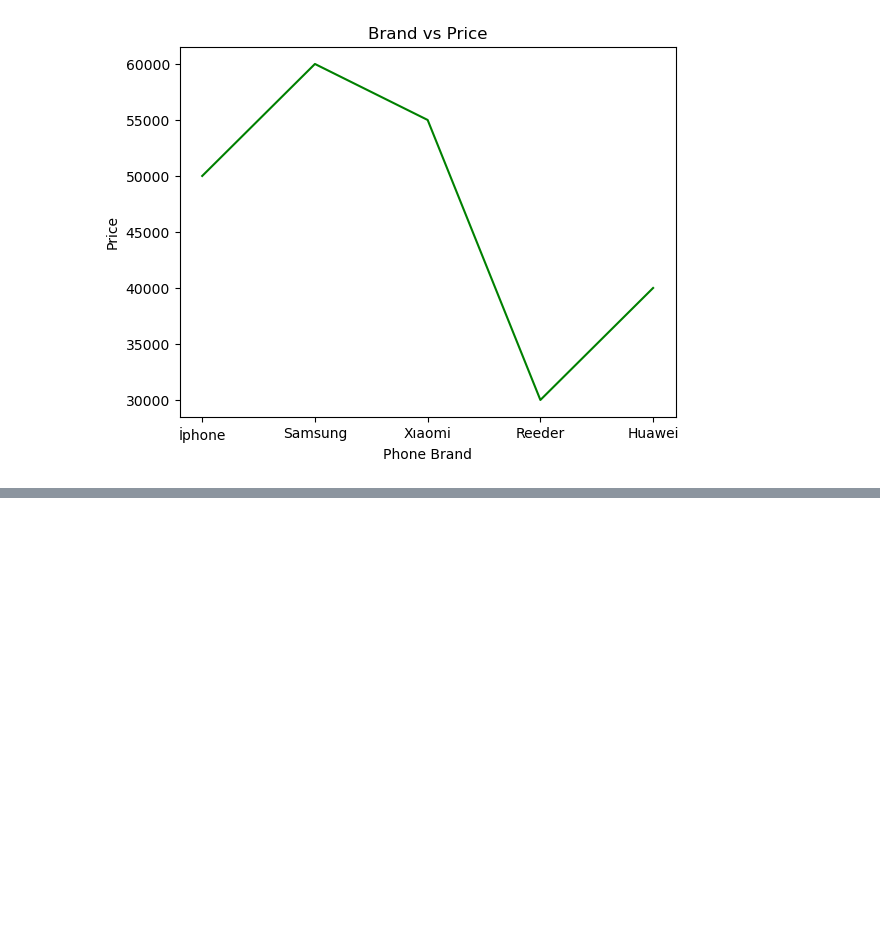
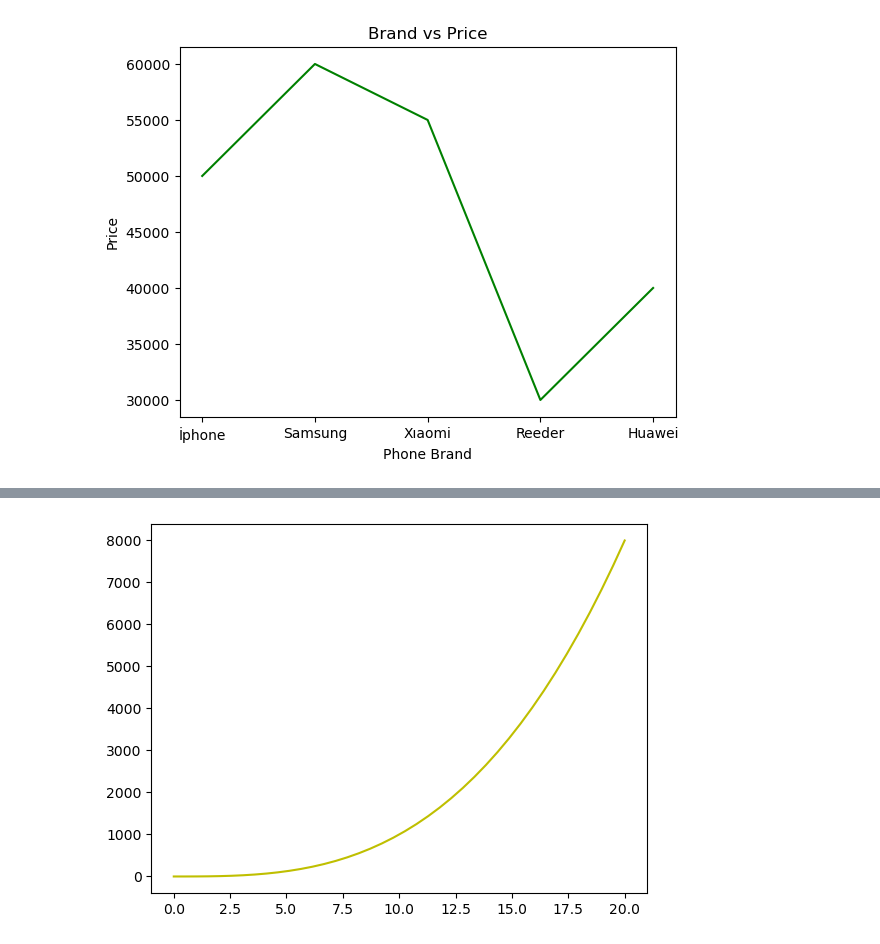
Before and after one commit to omerrkazakk/Data-Science, a Jupyter notebook: 9-IntroToMatplotlib.ipynb, the cells around one changed output, grey strips where cells are left out. Cells and saved outputs as stored; diff of their text form; code cells hidden in the pictures; blank space fills up the shorter version.

```diff
--- a/9-IntroToMatplotlib.ipynb
+++ b/9-IntroToMatplotlib.ipynb
@@ -38,0 +63,2 @@ plt.show()
+# %%
+numpy_array1=np.linspace(0,20,40)
@@ -38,0 +76,2 @@ plt.show()
+# %%
+numpy_array2=numpy_array1 **3
@@ -38,0 +91,5 @@ plt.show()
+# %%
+plt.plot(numpy_array1 , numpy_array2 , "y")
+plt.show()
+# %% [output]
+[figure, added]
```
Also changed, not shown: parts of 18 cells of this notebook.
